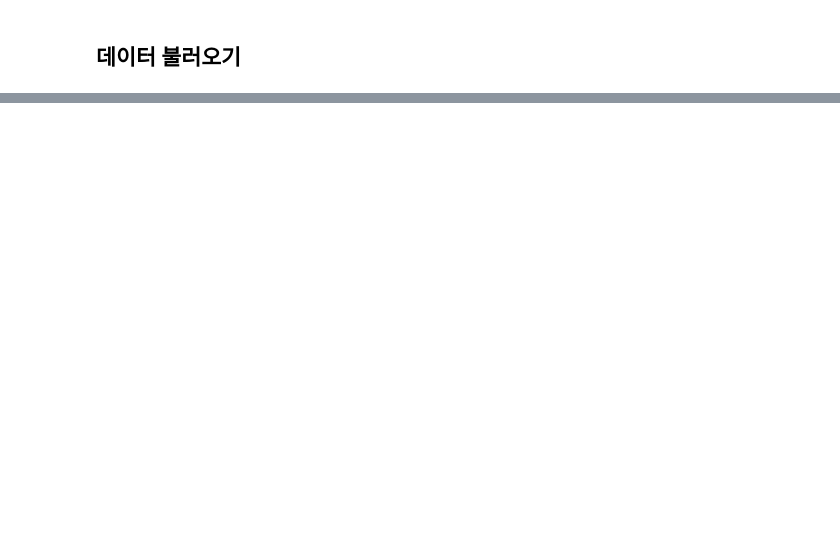
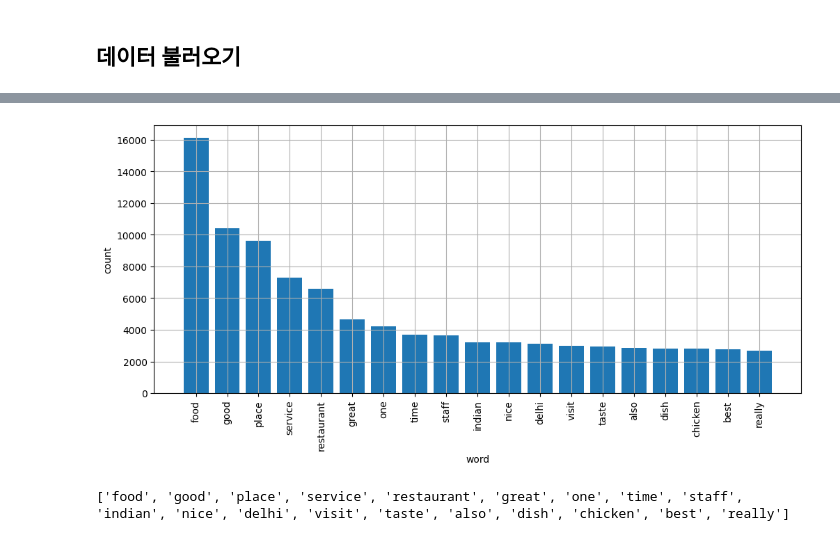
Before and after one commit to sungchan-jo/Python_basic, a Jupyter notebook: deep_learning/NLP_Project/text_processing #2.ipynb, the cells around one changed output, grey strips where cells are left out. Saved outputs shown, nothing was run; the diff lists cells and outputs as text; code cells hidden in the pictures; blank space fills up the shorter version.

```diff
--- a/deep_learning/NLP_Project/text_processing #2.ipynb
+++ b/deep_learning/NLP_Project/text_processing #2.ipynb
@@ -255,0 +325,6 @@ plt.show()
+# %%
+from collections import Counter
+
+count = Counter(word_list)
+
+count
@@ -255,0 +349,8 @@ plt.show()
+# %%
+word_count = {} #딕셔너리 객체
+top_word_list = []
+for tag, counts in count.most_common(20): #상위 50개
+    if(len(str(tag))>1):
+        word_count[tag] = counts
+        print("%s : %d" % (tag, counts))
+        top_word_list.append(str(tag))
@@ -255,0 +377,21 @@ plt.show()
+# %%
+import matplotlib.pyplot as plt
+
+plt.figure(figsize=(12,5))
+plt.xlabel("word")
+plt.ylabel("count")
+plt.grid(True)
+
+sorted_Keys = sorted(word_count, key=word_count.get, reverse=True) #keyword
+sorted_Values = sorted(word_count.values(), reverse=True)          #count
+
+plt.bar(range(len(word_count)), sorted_Values, align='center')
+plt.xticks(range(len(word_count)), list(sorted_Keys), rotation='vertical')
+
+plt.show()
+# %% [output]
+[figure, added]
+# %%
+print(top_word_list)
+# %% [output]
+['food', 'good', 'place', 'service', 'restaurant', 'great', 'one', 'time', 'staff', 'indian', 'nice', 'delhi', 'visit', 'taste', 'also', 'dish', 'chicken', 'best', 'really']
```
Also changed, not shown: parts of 32 cells of this notebook, 10 other files.
